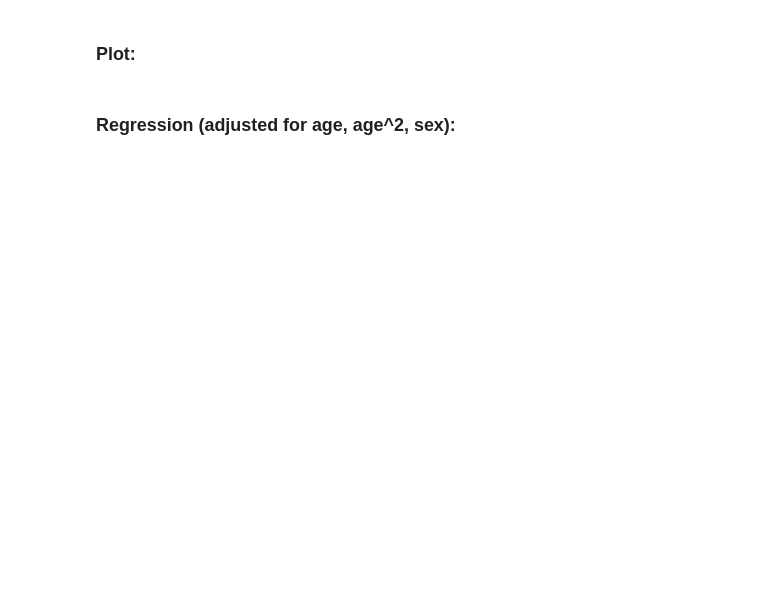
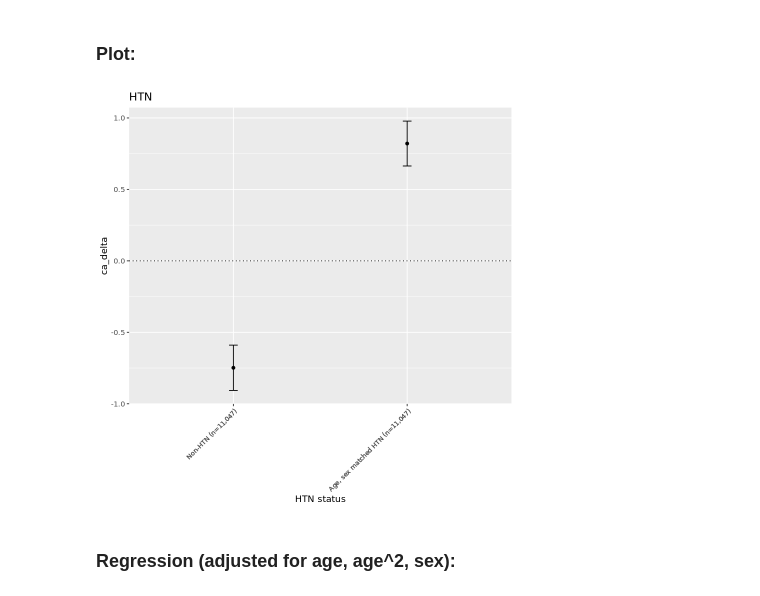
Before and after one commit to ImperialCollegeLondon/cardiovascular_ageing, a Jupyter notebook: phenotype analysis/analysis_steps.ipynb, the cells around one changed output. Saved outputs shown, nothing was run; the diff lists cells and outputs as text; code cells hidden in the pictures; blank space fills up the shorter version.

```diff
--- a/phenotype analysis/analysis_steps.ipynb
+++ b/phenotype analysis/analysis_steps.ipynb
@@ -199,15 +400,17 @@ summarydta_m_htn
 # %% [markdown]
 ### Plot:
 # %%
-df_htn_plot <- ggplot(dta_m_htn, aes(x=factor(htn), y=catb_delta_with_t1_bc_cole)) +
-  geom_point(stat="summary", fun.y="mean") +
+df_htn_plot <- ggplot(dta_m_htn, aes(x=factor(rf_htn), y=ca_delta)) +
+  geom_point(stat="summary", fun = mean) +
   geom_errorbar(stat="summary", width=0.05, fun.data="mean_se", fun.args = list(mult = 1.96)) +
   geom_hline(yintercept = 0, linetype='dotted') +
   theme(axis.text.x = element_text(face="bold", size=8, angle=45, hjust=1)) +
   ggtitle("HTN") +
   xlab("HTN status") +
   scale_x_discrete(labels=c("0" = "Non-HTN (n=11,047)", "1" =  "Age, sex matched HTN (n=11,047)"))
 df_htn_plot
+# %% [output]
+[figure, added]
 # %% [markdown]
 ### Regression (adjusted for age, age^2, sex):
 # %%
```
Also changed, not shown: parts of 131 cells of this notebook, 1 other file.
